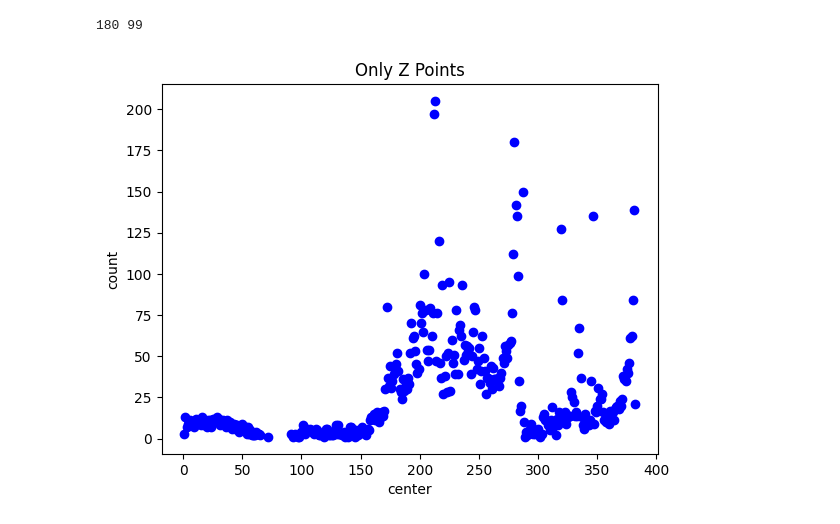
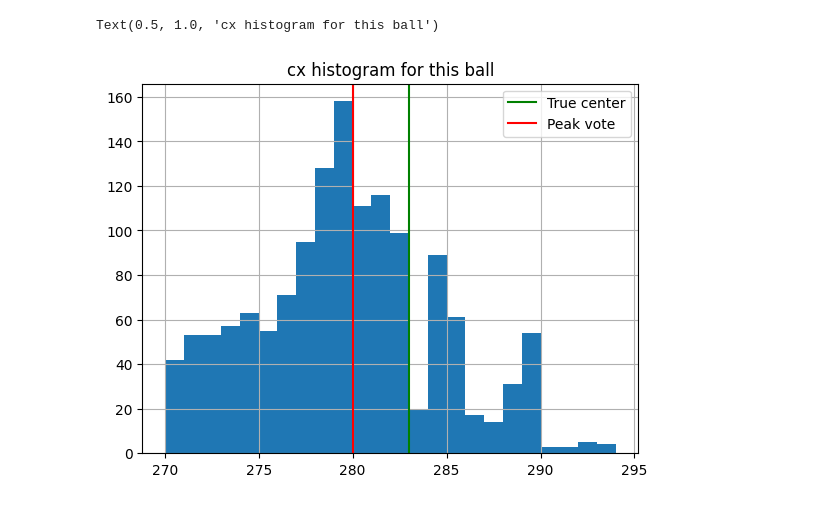
Before and after one commit to Yan3245111/DetectPoints1, a Jupyter notebook: FindPoints1/BoundPlot.ipynb, the cells around one changed output. Cells and saved outputs as stored; diff of their text form; code cells hidden in the pictures.

```diff
--- a/FindPoints1/BoundPlot.ipynb
+++ b/FindPoints1/BoundPlot.ipynb
@@ -8,7 +8,7 @@ from detect_points1 import detect_spheres_from_dicom
 [Taichi] Starting on arch=x64
 # %%
 
-dicom_path = "C:/Users/YangLiangZhu/Desktop/泰州CT模型/0605脊柱实验数据/dicom_data_bad_01"
+dicom_path = "C:/Users/huang/Downloads/dicom_data_bad_01"
 dicom_files = []
 for root, dirs, files in os.walk(dicom_path):
     for file in files:
@@ -36,7 +36,7 @@ else:
     thickness = abs(slices[1].ImagePositionPatient[2] - slices[0].ImagePositionPatient[2])
 pos_ori = slices[-1].ImagePositionPatient
 
-spheres, p_bounds, z_bon, y_bon, x_bon = detect_spheres_from_dicom(data=data, pixel_spacing=pixel_spacing, thickness=thickness, pos_ori=pos_ori, num_spheres=10)
+spheres, p_bounds, z_bon, zp_points = detect_spheres_from_dicom(data=data, pixel_spacing=pixel_spacing, thickness=thickness, pos_ori=pos_ori, output_points=10)
 # for key, value in p_bounds.items():
 #     print(key)
 #     print(value)
@@ -145,49 +144,17 @@ for center, bounds in p_bounds.items():
 # %%
 import matplotlib.pyplot as plt
 import numpy as np
 
 bonz_list = list(z_bon)
 bonz_list = [i for i in bonz_list if i != 0]  # 极值投票的时候被投掉了
 
-bonx_list = list(x_bon)
-bonx_list = [i for i in bonx_list if i != 0]
-
-bony_list = list(y_bon)
-bony_list = [i for i in bony_list if i != 0]
-
-last_num = 0
-count = 0
-count1 = 1
-zp_dict = dict()
-for i in bonz_list:
-    if last_num == 0:
-        last_num = i
-    else:
-        zp = (np.ceil((i + last_num) / 2))
-        if zp in zp_dict.keys():
-            zp_dict[zp] += 1
-        else:
-            zp_dict[zp] = 1
-        last_num = i
-#         if zp == 283:
-#             count += 1
-#         elif zp == 280:
-#             count1 += 1
-# print(f"283 count={count}")   # 正确圆心
-# print(f"280 count={count1}")  # 错误圆心
-# for key, count in zp_dict.items():
-#     print(key, count)
-print(zp_dict[280], zp_dict[283])
-center = list(zp_dict.keys())
-count = list(zp_dict.values())
-
-plt.scatter(center, count, color="blue", marker="o")
-# plt.yticks([])  # 隐藏 Y 轴刻度
-plt.title("Only Z Points")
-plt.xlabel("center")
-plt.ylabel("count")
-plt.show()
+plt.hist(bonz_list, bins=range(270, 295))
+plt.axvline(283, color='green', label='True center')
+plt.axvline(280, color='red', label='Peak vote')
+plt.legend()
+plt.grid()
+plt.title('cx histogram for this ball')
 # %% [output]
-180 99
+Text(0.5, 1.0, 'cx histogram for this ball')
-[figure, old version]
+[figure, new version]
 # %%
```
Also changed, not shown: parts of 7 cells of this notebook, 20 other files.
